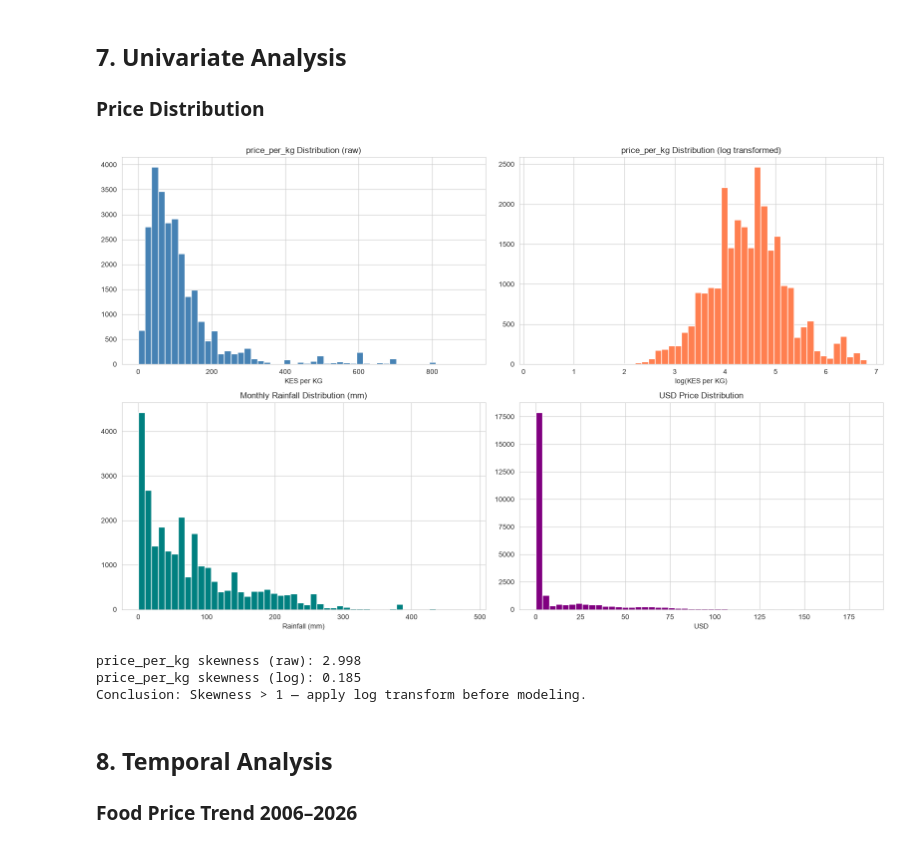
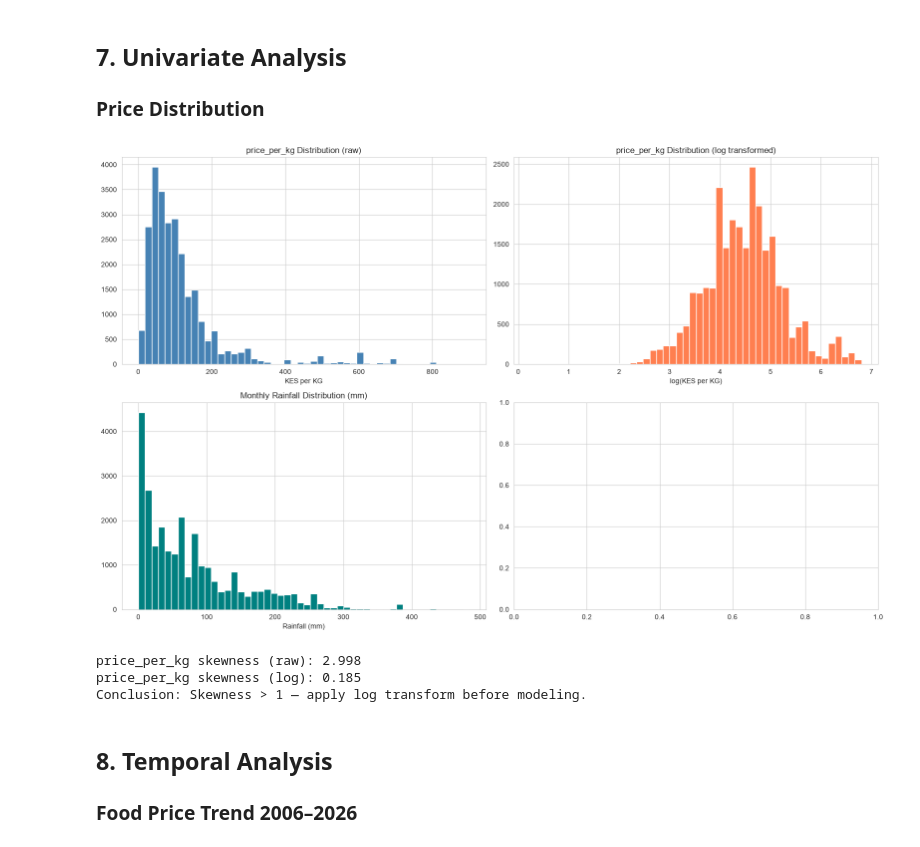
Before and after one commit to machange12/bei-smart, a Jupyter notebook: notebooks/eda/EDA_master.ipynb, the cells around one changed output. Drawn from its saved outputs; the diff is of its cells as text; code cells hidden in the pictures.

```diff
--- a/notebooks/eda/EDA_master.ipynb
+++ b/notebooks/eda/EDA_master.ipynb
@@ -265,35 +263,31 @@ Milk (cow, pasteurized)              817      133.52        133.00      50.35
 # %%
 fig, axes = plt.subplots(2, 2, figsize=(16, 10))
 
 # Raw price distribution
 axes[0,0].hist(df_fc['price_per_kg'], bins=50, color='steelblue', edgecolor='white')
 axes[0,0].set_title('price_per_kg Distribution (raw)')
 axes[0,0].set_xlabel('KES per KG')
 
 # Log transformed
 axes[0,1].hist(np.log1p(df_fc['price_per_kg']), bins=50, color='coral', edgecolor='white')
 axes[0,1].set_title('price_per_kg Distribution (log transformed)')
 axes[0,1].set_xlabel('log(KES per KG)')
 
 # Rainfall distribution
 axes[1,0].hist(df_fc['rainfall_mm'].dropna(), bins=50, color='teal', edgecolor='white')
 axes[1,0].set_title('Monthly Rainfall Distribution (mm)')
 axes[1,0].set_xlabel('Rainfall (mm)')
 
-# USD price distribution
-axes[1,1].hist(df_fc['usdprice'].dropna(), bins=50, color='purple', edgecolor='white')
-axes[1,1].set_title('USD Price Distribution')
-axes[1,1].set_xlabel('USD')
 
 plt.tight_layout()
 plt.savefig('../../data/exports/eda_distributions.png', dpi=150, bbox_inches='tight')
 plt.show()
 
 print(f'price_per_kg skewness (raw): {df_fc["price_per_kg"].skew():.3f}')
 print(f'price_per_kg skewness (log): {np.log1p(df_fc["price_per_kg"]).skew():.3f}')
 print('Conclusion: Skewness > 1 — apply log transform before modeling.')
 # %% [output]
-[figure, old version]
+[figure, new version]
 price_per_kg skewness (raw): 2.998
 price_per_kg skewness (log): 0.185
 Conclusion: Skewness > 1 — apply log transform before modeling.
```
Also changed, not shown: parts of 47 cells of this notebook, 6 other files.
